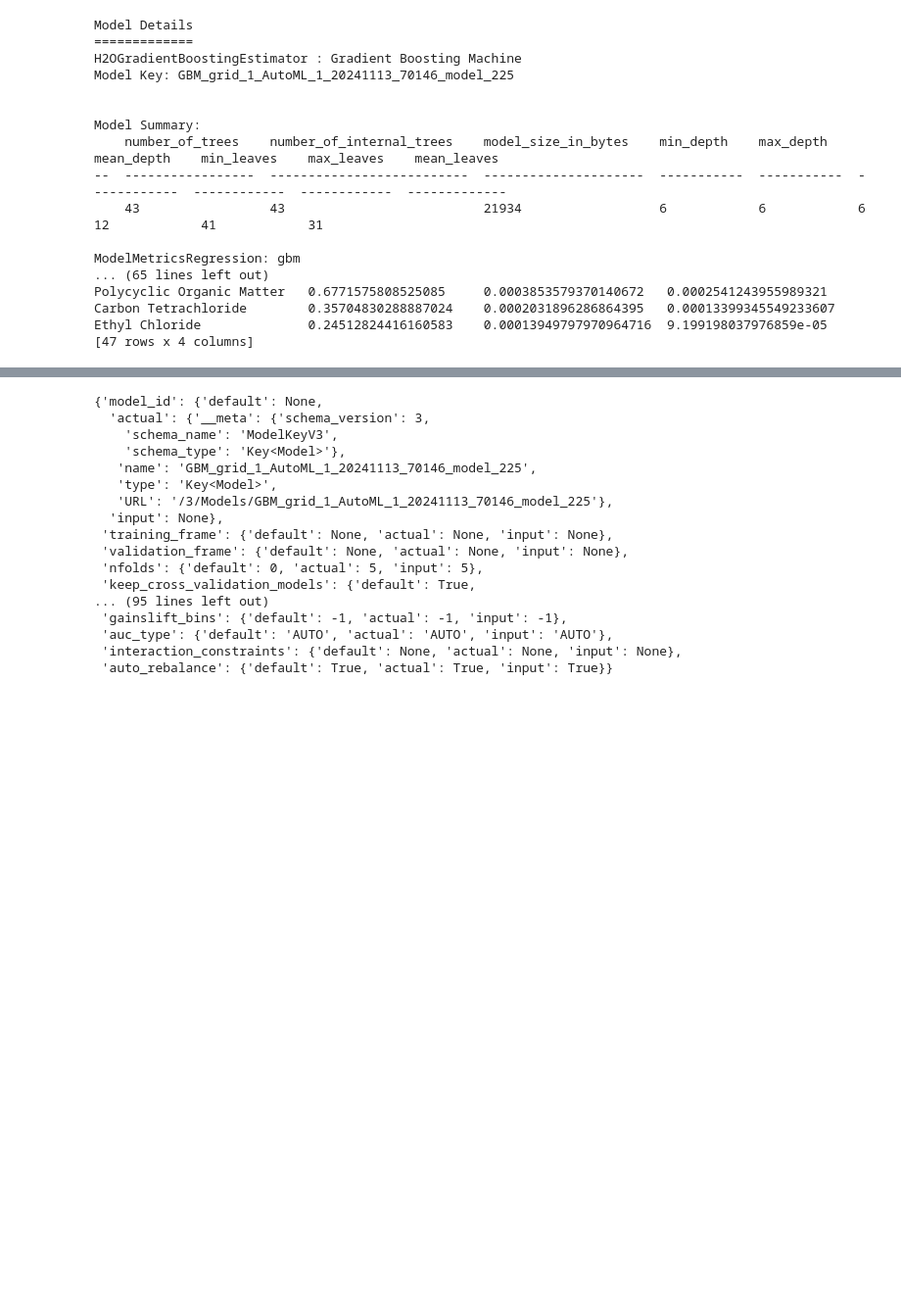
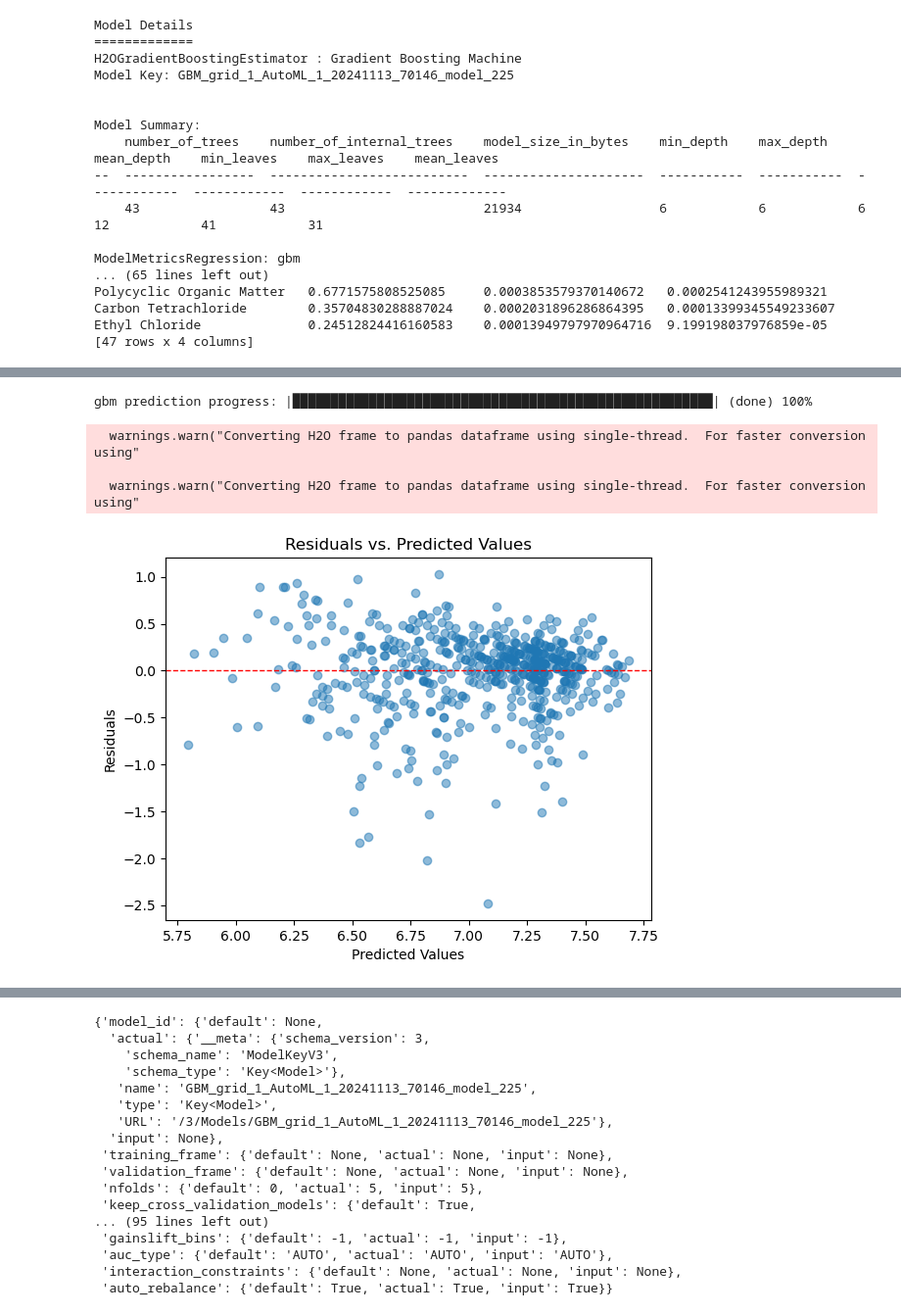
Before and after one commit to PaulEunKim/dvhope, a Jupyter notebook: model_evaluation/stacked_ensemble_metrics.ipynb, the cells around one changed output, grey strips where cells are left out. Shown at 98% size. Saved outputs shown, nothing was run; the diff lists cells and outputs as text; code cells hidden in the pictures; blank space fills up the shorter version.

```diff
--- a/model_evaluation/stacked_ensemble_metrics.ipynb
+++ b/model_evaluation/stacked_ensemble_metrics.ipynb
@@ -107,0 +140,21 @@ Ethyl Chloride              0.24512824416160583    0.00013949797970964716  9.199
+# %%
+import matplotlib.pyplot as plt
+
+# Get predictions and residuals
+predictions = saved_model.predict(test).as_data_frame()["predict"]
+actuals = test["Data_Value"].as_data_frame()["Data_Value"]  # Replace 'response_column' with your actual column name
+residuals = actuals - predictions
+
+# Plot
+plt.scatter(predictions, residuals, alpha=0.5)
+plt.axhline(0, color="red", linestyle="--", linewidth=1)
+plt.xlabel("Predicted Values")
+plt.ylabel("Residuals")
+plt.title("Residuals vs. Predicted Values")
+plt.show()
+# %% [output]
+gbm prediction progress: |███████████████████████████████████████████████████████| (done) 100%
+  warnings.warn("Converting H2O frame to pandas dataframe using single-thread.  For faster conversion using"
+
+  warnings.warn("Converting H2O frame to pandas dataframe using single-thread.  For faster conversion using"
+[figure, added]
```
Also changed, not shown: parts of 8 cells of this notebook, 4 other files.
